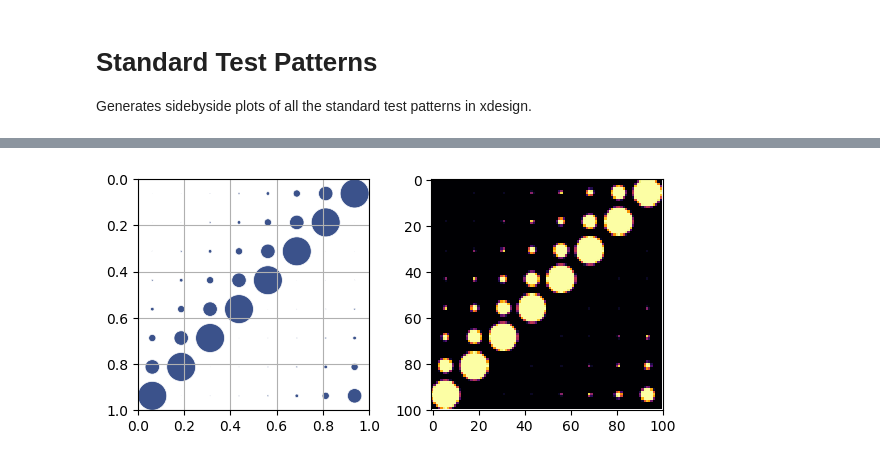
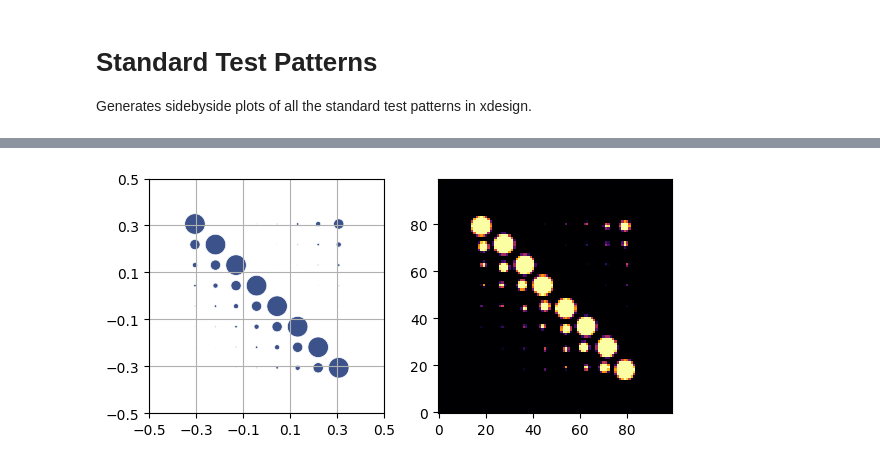
Before and after one commit to AdvancedPhotonSource/xdesign, a Jupyter notebook: docs/source/demos/StandardPatterns.ipynb, the cells around one changed output, grey strips where cells are left out. Drawn from its saved outputs; the diff is of its cells as text; code cells hidden in the pictures.

```diff
--- a/docs/source/demos/StandardPatterns.ipynb
+++ b/docs/source/demos/StandardPatterns.ipynb
@@ -50,14 +50,14 @@ plt.show()
 # %%
 l = DogaCircles(n_sizes=8, size_ratio=0.5, n_shuffles=0)
-l.rotate(np.pi/2, Point([0.5, 0.5]))
+l.rotate(np.pi/2, Point([0.0, 0.0]))
 sidebyside(l)
 plt.savefig('DogaCircles_sidebyside.png', dpi='figure',
         orientation='landscape', papertype=None, format=None,
         transparent=True, bbox_inches='tight', pad_inches=0.0,
         frameon=False)
 plt.show()
 # %% [output]
-[figure, old version]
+[figure, new version]
 # %%
 s = SiemensStar(32)
 sidebyside(s)
```
Also changed, not shown: parts of 6 cells of this notebook, 1 other file.
